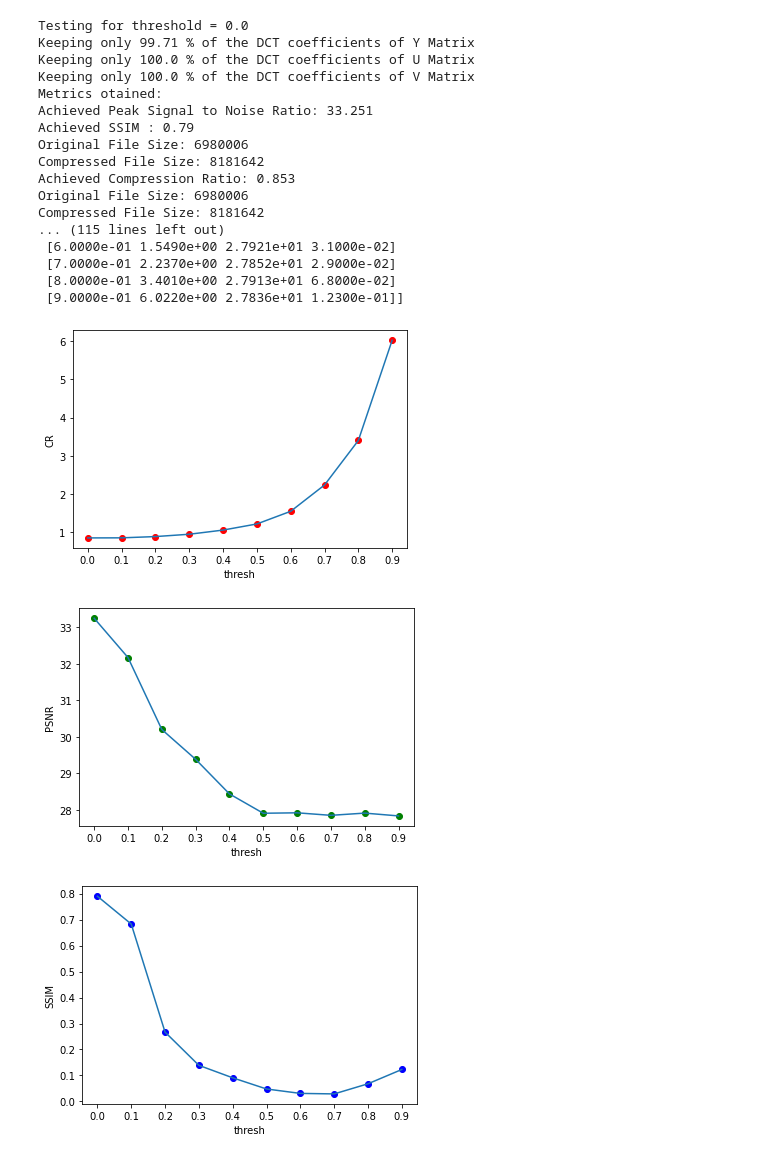
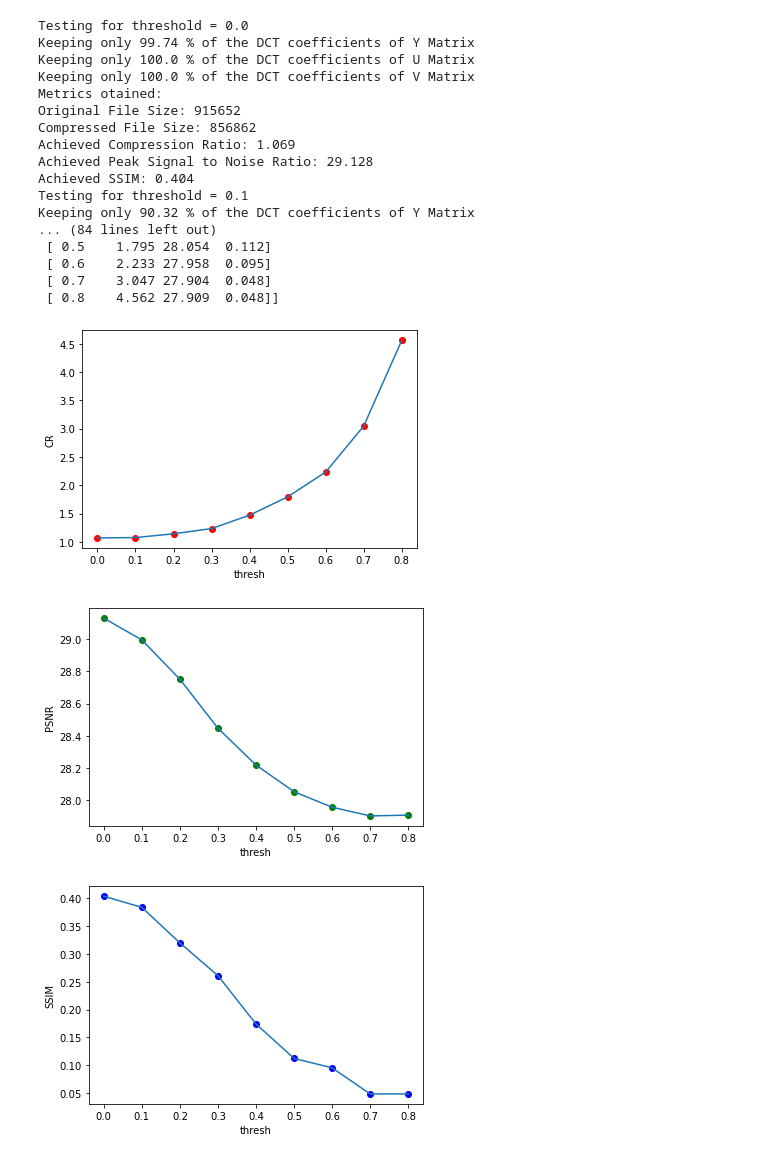
Before and after one commit to shreyan241/Lossy-Image-Compression, a Jupyter notebook: DCT.ipynb, the cells around one changed output. Saved outputs shown, nothing was run; the diff lists cells and outputs as text; code cells hidden in the pictures.

```diff
--- a/DCT.ipynb
+++ b/DCT.ipynb
@@ -279,14 +338,12 @@ def metrics( original_img, compressed_img ):
 # %%
 # RUNNING METRICS FOR 1 IMAGE
 
-# image = load_image("Kodak/kodim08.png")
-image = load_image("Dataset4K/4k-3840-x-2160-wallpapers-themefoxx (1).jpg")
-# X_final= np.asarray(DCT_compression( image, 0.01,), dtype=None, order=None)
-X_final = np.asarray(DCT_compression(image, 0.45, 100, 100))
-# print(image.shape)
-# print(image.size)
-# print(X_final.shape)
-# print(X_final.size)
-metrics(image, X_final)
-plt.imshow(X_final)
+image = load_image("Kodak/kodim08.png")
+# image = load_image("Dataset4K/4k-3840-x-2160-wallpapers-themefoxx (1).jpg")
+X_compressed = np.asarray(DCT_compression(image, 0.2, 100, 100))
+cr(image, X_compressed)
+X_reconstructed = np.asarray(reverse_compression(X_compressed, 100, 100))
+psnr(image, X_reconstructed)
+ssim(image, X_reconstructed)
+plt.imshow(X_reconstructed)
 # %% [output]
@@ -305,44 +360,48 @@ Compressed File Size: 6206876
 # %%
-# image = load_image("Kodak/kodim08.png")
-image = load_image("Dataset4K/4k-3840-x-2160-wallpapers-themefoxx (1).jpg")
+# Plotting graphs for 1 image
+image = load_image("Kodak/kodim08.png")
+# image = load_image("Dataset4K/4k-3840-x-2160-wallpapers-themefoxx (1).jpg")
 thresh = 0.0
-threshMax = 0.9
+threshMax = 0.8
 step = 0.1
 i=0
 noOfMetrics = 3
 eval_data = np.zeros(((int((threshMax-thresh)/step))+1, noOfMetrics + 1), dtype=float)#col1=thresh, col2=cr, col3=psnr, col4=ssim
 while thresh<=threshMax:
   eval_data[i][0] = thresh
   print("Testing for threshold = "+str(thresh))
   X_compressed = np.asarray(DCT_compression(image, thresh, 100, 100), dtype=None, order=None )#DCT Transform
+  X_reconstructed = np.asarray(reverse_compression(X_compressed, 100, 100))
   print("Metrics otained: ")
-  eval_data[i][1], eval_data[i][2], eval_data[i][3] = metrics( image, X_compressed )
+  eval_data[i][1] = cr(image, X_compressed)
+  eval_data[i][2] = psnr(image, X_reconstructed)
+  eval_data[i][3] = ssim(image, X_reconstructed)
   thresh+=0.1
   i+=1
 print("Data obtained after evaluation: ")
 print(eval_data)
 PlotGraphs(np.ndarray.transpose(eval_data), 'thresh')
 # %% [output]
 Testing for threshold = 0.0
-Keeping only 99.71 % of the DCT coefficients of Y Matrix
+Keeping only 99.74 % of the DCT coefficients of Y Matrix
 Keeping only 100.0 % of the DCT coefficients of U Matrix
 Keeping only 100.0 % of the DCT coefficients of V Matrix
 Metrics otained:
-Achieved Peak Signal to Noise Ratio: 33.251
-Achieved SSIM : 0.79
-Original File Size: 6980006
-Compressed File Size: 8181642
-Achieved Compression Ratio: 0.853
-Original File Size: 6980006
-Compressed File Size: 8181642
-... (115 lines left out)
- [6.0000e-01 1.5490e+00 2.7921e+01 3.1000e-02]
- [7.0000e-01 2.2370e+00 2.7852e+01 2.9000e-02]
- [8.0000e-01 3.4010e+00 2.7913e+01 6.8000e-02]
- [9.0000e-01 6.0220e+00 2.7836e+01 1.2300e-01]]
+Original File Size: 915652
+Compressed File Size: 856862
+Achieved Compression Ratio: 1.069
+Achieved Peak Signal to Noise Ratio: 29.128
+Achieved SSIM: 0.404
+Testing for threshold = 0.1
+Keeping only 90.32 % of the DCT coefficients of Y Matrix
+... (84 lines left out)
+ [ 0.5    1.795 28.054  0.112]
+ [ 0.6    2.233 27.958  0.095]
+ [ 0.7    3.047 27.904  0.048]
+ [ 0.8    4.562 27.909  0.048]]
-[figure, old version]
+[figure, new version]
-[figure, old version]
+[figure, new version]
-[figure, old version]
+[figure, new version]
 # %%
 # CALCULATE AVERAGE METRICS
 import time
```
Also changed, not shown: parts of 9 cells of this notebook.
